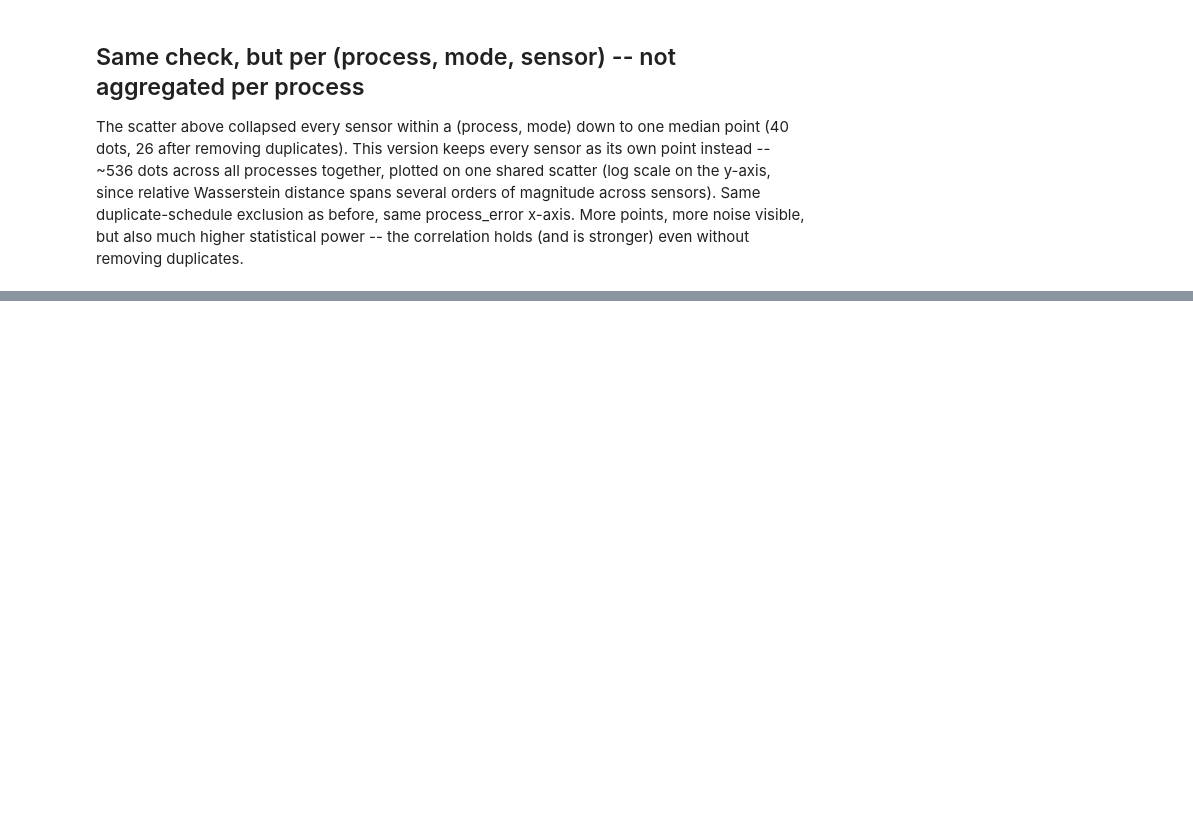
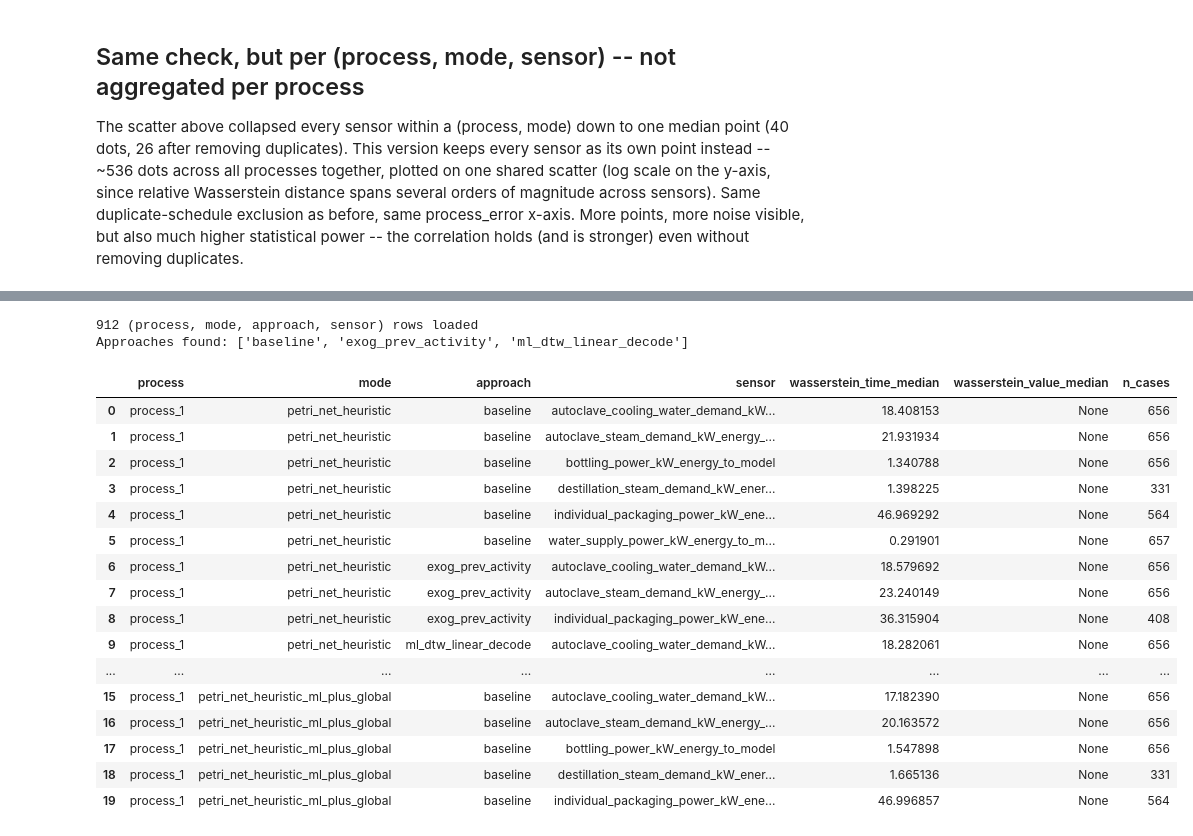
Before and after one commit to zapataunipaderborn/process_energy_demand_modelling, a Jupyter notebook: src/results_latex_table.ipynb, the cells around one changed output, grey strips where cells are left out. Cells and saved outputs as stored; diff of their text form; code cells hidden in the pictures; blank space fills up the shorter version.

Commit message:
neew modelling and emtrics

```diff
--- a/src/results_latex_table.ipynb
+++ b/src/results_latex_table.ipynb
@@ -1845,48 +1846,78 @@ Source: `complete_curve_eval_results/<process>/<mode>/complete_curve_summary[_ex
 # %%
 # -- Load complete-curve evaluation results (per-case, shift-tolerant Wasserstein) --
 # Discovers every approach that has a complete_curve_summary*.csv in a mode folder
-# (complete-curve eval runs against ALL trained approaches, not just baseline +
-# exog_prev_activity -- see modelling.py's COMPLETE-CURVE EVAL block), rather than
-# assuming a fixed pair.
+# (complete-curve eval runs against every trained non-seq2seq approach, not just
+# baseline + exog_prev_activity -- see modelling.py's COMPLETE-CURVE EVAL block),
+# rather than assuming a fixed pair.
+#
+# Two Wasserstein distances along two orthogonal axes, not a mean/total summary
+# stat: wasserstein_time (values as weights, time as the transport axis -- is the
+# timing/shape right) and wasserstein_value (raw values as the transport axis,
+# unweighted -- is the distribution of magnitudes right). Neither can be gamed by
+# a trivial "predict the mean everywhere" model: that scores badly on
+# wasserstein_time (all its mass sits in the wrong place in time) and on
+# wasserstein_value (zero variance vs. the real curve's actual spread). Works
+# uniformly for intensive (temperature) and extensive (power, flow) sensors alike,
+# since nothing is summed or averaged before comparing.
 complete_curve_dir = run_dir / 'complete_curve_eval_results'
 
 if not complete_curve_dir.exists():
     print(f'Not found: {complete_curve_dir}\n(run the pipeline with run_energy_modelling=True to generate it)')
     df_complete_curve = pd.DataFrame()
 else:
     rows = []
     for proc_dir in sorted(complete_curve_dir.iterdir()):
         if not proc_dir.is_dir():
             continue
         for mode_dir in sorted(proc_dir.iterdir()):
             if not mode_dir.is_dir():
                 continue
             for summary_path in sorted(mode_dir.glob('complete_curve_summary*.csv')):
                 # 'complete_curve_summary.csv' -> baseline; '..._<approach>.csv' -> <approach>
                 _stem = summary_path.stem  # 'complete_curve_summary' or 'complete_curve_summary_<approach>'
                 _suffix = _stem[len('complete_curve_summary'):]
                 approach = _suffix[1:] if _suffix.startswith('_') else 'baseline'
 
                 summ = pd.read_csv(summary_path)
                 if summ.empty:
                     continue
                 mode_name = summ['mode'].iloc[0] if 'mode' in summ.columns else mode_dir.name
                 for _, r in summ.iterrows():
                     rows.append({
-                        'process':                       proc_dir.name,
-                        'mode':                          mode_name,
-                        'approach':                      approach,
-                        'sensor':                        r['sensor'],
-                        'wasserstein_time_median':       r['wasserstein_time_median'],
-                        'total_energy_rel_error_median': r['total_energy_rel_error_median'],
-                        'n_cases':                       r['n_cases'],
+                        'process':                   proc_dir.name,
+                        'mode':                      mode_name,
+                        'approach':                  approach,
+                        'sensor':                    r['sensor'],
+                        'wasserstein_time_median':   r['wasserstein_time_median'],
+                        'wasserstein_value_median':  r.get('wasserstein_value_median'),
+                        'n_cases':                   r['n_cases'],
                     })
     df_complete_curve = pd.DataFrame(rows)
 
 print(f'{len(df_complete_curve)} (process, mode, approach, sensor) rows loaded')
 if not df_complete_curve.empty:
     print(f'Approaches found: {sorted(df_complete_curve["approach"].unique())}')
 df_complete_curve.head(20)
+# %% [output]
+912 (process, mode, approach, sensor) rows loaded
+Approaches found: ['baseline', 'exog_prev_activity', 'ml_dtw_linear_decode']
+|  | process | mode | approach | sensor | wasserstein_time_median | wasserstein_value_median | n_cases |
+| 0 | process_1 | petri_net_heuristic | baseline | autoclave_cooling_water_demand_kW... | 18.408153 | None | 656 |
+| 1 | process_1 | petri_net_heuristic | baseline | autoclave_steam_demand_kW_energy_... | 21.931934 | None | 656 |
+| 2 | process_1 | petri_net_heuristic | baseline | bottling_power_kW_energy_to_model | 1.340788 | None | 656 |
+| 3 | process_1 | petri_net_heuristic | baseline | destillation_steam_demand_kW_ener... | 1.398225 | None | 331 |
+| 4 | process_1 | petri_net_heuristic | baseline | individual_packaging_power_kW_ene... | 46.969292 | None | 564 |
+| 5 | process_1 | petri_net_heuristic | baseline | water_supply_power_kW_energy_to_m... | 0.291901 | None | 657 |
+| 6 | process_1 | petri_net_heuristic | exog_prev_activity | autoclave_cooling_water_demand_kW... | 18.579692 | None | 656 |
+| 7 | process_1 | petri_net_heuristic | exog_prev_activity | autoclave_steam_demand_kW_energy_... | 23.240149 | None | 656 |
+| 8 | process_1 | petri_net_heuristic | exog_prev_activity | individual_packaging_power_kW_ene... | 36.315904 | None | 408 |
+| 9 | process_1 | petri_net_heuristic | ml_dtw_linear_decode | autoclave_cooling_water_demand_kW... | 18.282061 | None | 656 |
+| ... | ... | ... | ... | ... | ... | ... | ... |
+| 15 | process_1 | petri_net_heuristic_ml_plus_global | baseline | autoclave_cooling_water_demand_kW... | 17.182390 | None | 656 |
+| 16 | process_1 | petri_net_heuristic_ml_plus_global | baseline | autoclave_steam_demand_kW_energy_... | 20.163572 | None | 656 |
+| 17 | process_1 | petri_net_heuristic_ml_plus_global | baseline | bottling_power_kW_energy_to_model | 1.547898 | None | 656 |
+| 18 | process_1 | petri_net_heuristic_ml_plus_global | baseline | destillation_steam_demand_kW_ener... | 1.665136 | None | 331 |
+| 19 | process_1 | petri_net_heuristic_ml_plus_global | baseline | individual_packaging_power_kW_ene... | 46.996857 | None | 564 |
 # %%
 # -- COMBINED TABLE: process metrics + complete-curve columns (Baseline vs DTW+ML+Ext.Factors) --
 # Same row structure as the main process-results table: rows = (process, process model, duration pred).
```
Also changed, not shown: parts of 26 cells of this notebook, 4 other files.
